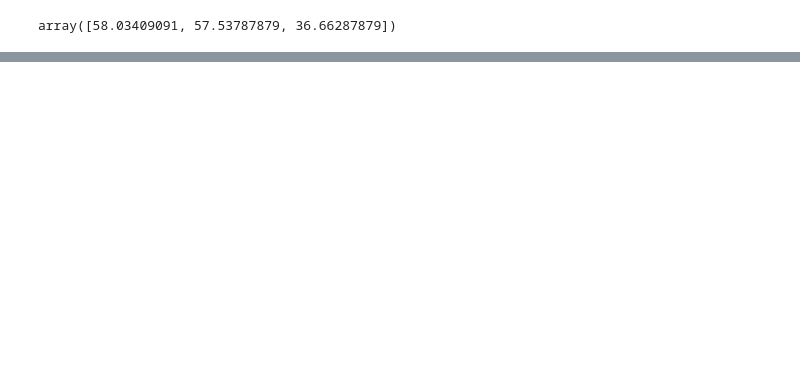
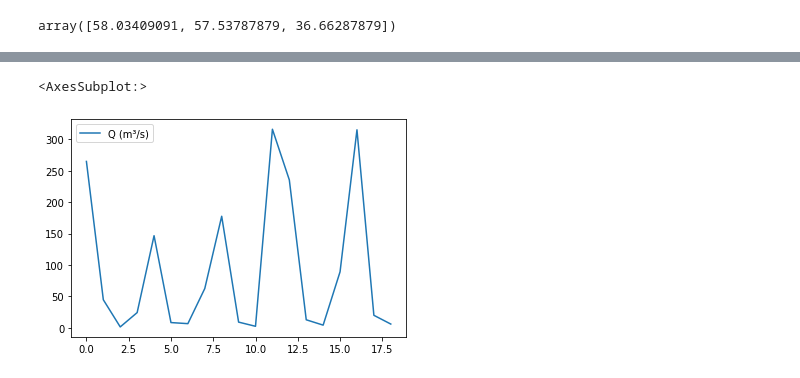
Before and after one commit to csp-inc/fluvius, a Jupyter notebook: notebooks/03-Image-Join.ipynb, the cells around one changed output, grey strips where cells are left out. Cells and saved outputs as stored; diff of their text form; code cells hidden in the pictures; blank space fills up the shorter version.

```diff
--- a/notebooks/03-Image-Join.ipynb
+++ b/notebooks/03-Image-Join.ipynb
@@ -106,0 +151,6 @@ rasterio gives us data band-interleave format; transpose to pixel interleave, an
+# %%
+import matplotlib.pyplot as plt
+ds.station[station].df[['Date-Time','Q (m³/s)']].plot()
+# %% [output]
+<AxesSubplot:>
+[figure, added]
```
Also changed, not shown: parts of 18 cells of this notebook, 11 other files.
